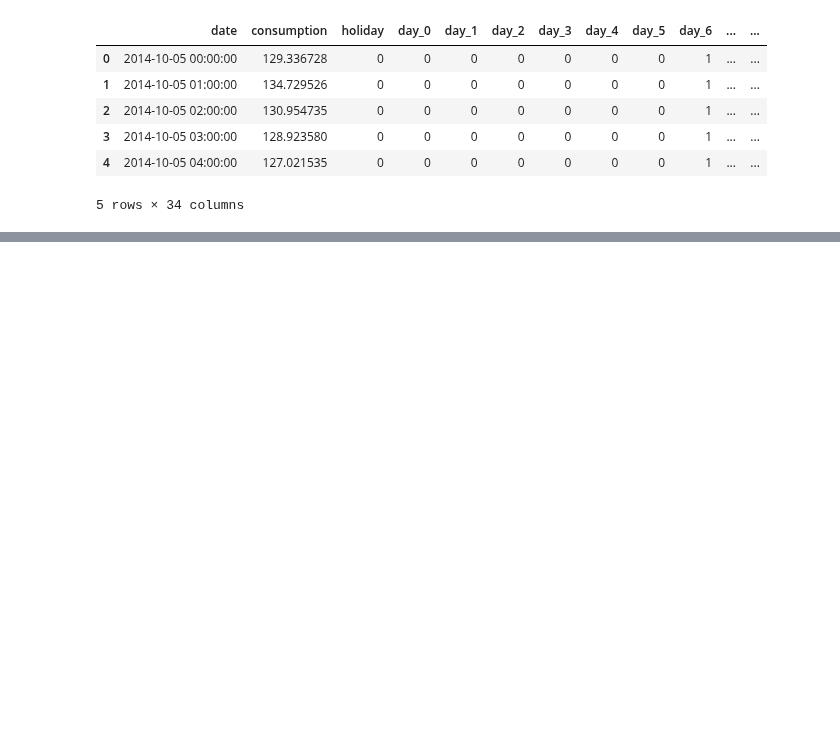
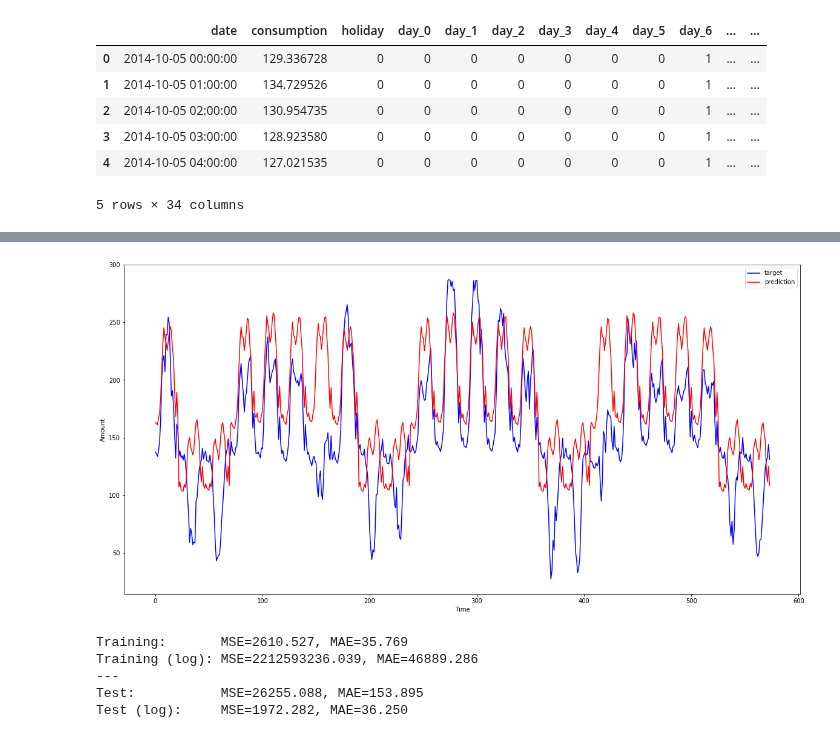
Before and after one commit to joelmfonseca/COM-503, a Jupyter notebook: hw4/linear_regression.ipynb, the cells around one changed output, grey strips where cells are left out. Drawn from its saved outputs; the diff is of its cells as text; code cells hidden in the pictures; blank space fills up the shorter version.

```diff
--- a/hw4/linear_regression.ipynb
+++ b/hw4/linear_regression.ipynb
@@ -117,0 +114,33 @@ mean_squared_error(y_train, y_log_pred_train)
+# %%
+# SVR
+
+svr = svm.SVR()
+svr.fit(X_train, y_train)
+svr_log = svm.SVR()
+svr_log.fit(X_train, y_log_train)
+y_pred_train = svr.predict(X_train)
+y_pred_test = svr_log.predict(X_test)
+y_log_pred_train = scaler.inverse_transform(svr.predict(X_train).reshape(-1,1))
+y_log_pred_test = scaler.inverse_transform(svr_log.predict(X_test).reshape(-1,1))
+# %%
+fig, ax = plt.subplots(figsize=(20,10))
+ax.plot(y_test, label = 'target', color='blue')
+ax.plot(y_log_pred_test, label = 'prediction', color='red')
+plt.legend()
+plt.ylabel('Amount')
+plt.xlabel('Time')
+plt.show()
+# %% [output]
+[figure, added]
+# %%
+print('Training:       MSE={:.3f}, MAE={:.3f}'.format(mean_squared_error(y_train, y_pred_train), mean_absolute_error(y_train, y_pred_train)))
+print('Training (log): MSE={:.3f}, MAE={:.3f}'.format(mean_squared_error(y_train, y_log_pred_train), mean_absolute_error(y_train, y_log_pred_train)))
+print('---')
+print('Test:           MSE={:.3f}, MAE={:.3f}'.format(mean_squared_error(y_test, y_pred_test), mean_absolute_error(y_test, y_pred_test)))
+print('Test (log):     MSE={:.3f}, MAE={:.3f}'.format(mean_squared_error(y_test, y_log_pred_test), mean_absolute_error(y_test, y_log_pred_test)))
+# %% [output]
+Training:       MSE=2610.527, MAE=35.769
+Training (log): MSE=2212593236.039, MAE=46889.286
+---
+Test:           MSE=26255.088, MAE=153.895
+Test (log):     MSE=1972.282, MAE=36.250
```
Also changed, not shown: parts of 7 cells of this notebook.
